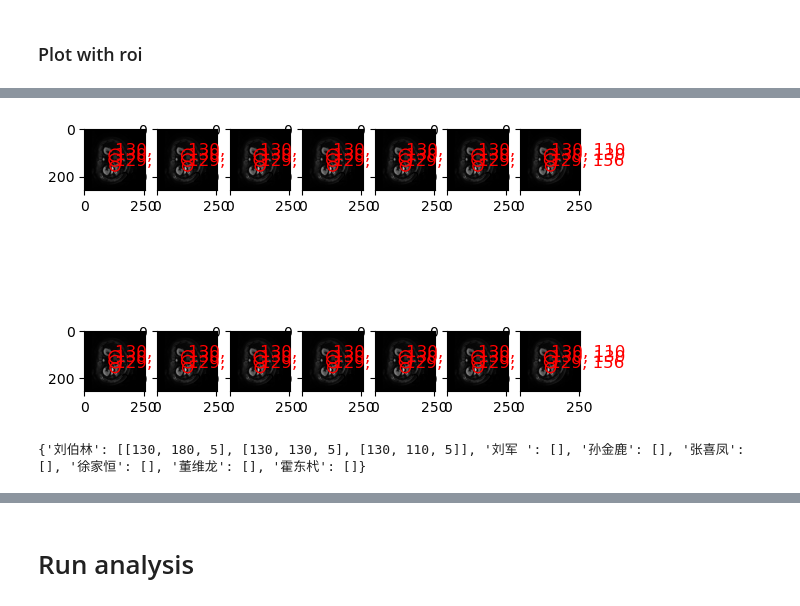
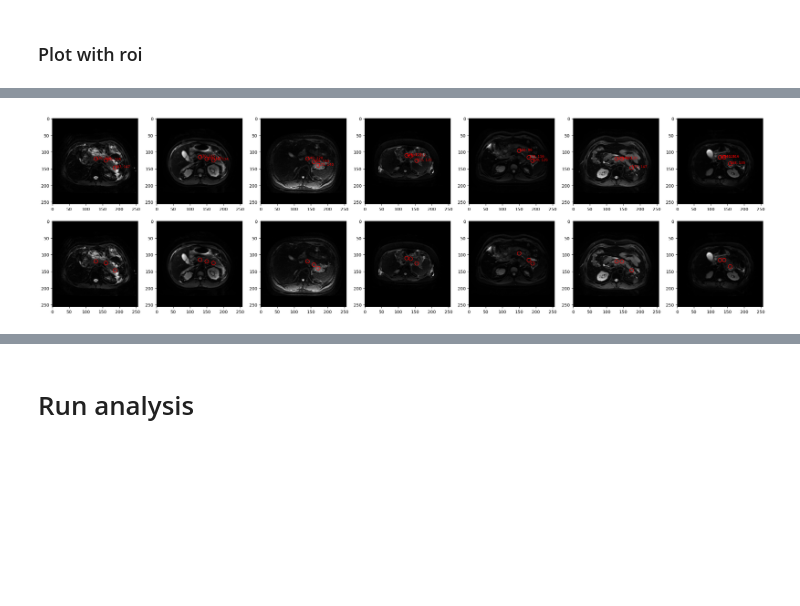
Before and after one commit to young010101/research-TJU-AP-IVIM-SAM, a Jupyter notebook: notebook/return_fig_and_show_in_sub.ipynb, the cells around one changed output, grey strips where cells are left out. Drawn from its saved outputs; the diff is of its cells as text; code cells hidden in the pictures; blank space fills up the shorter version.

```diff
--- a/notebook/return_fig_and_show_in_sub.ipynb
+++ b/notebook/return_fig_and_show_in_sub.ipynb
@@ -40,21 +32,0 @@ n_analysis = NPatients.readPatientsInfo(patients_info_file, zhaog_path)
-# %%
-import numpy as np
-dir_bvals = {}
-b_val_path = os.path.join(zhaog_path, 'patient.bval')
-with open(b_val_path, 'r') as f:
-    b_val = f.read().split('\n')
-    # remove the last empty line
-    b_val = b_val[:-1]
-    num_patients = len(b_val)
-    print("# of patients: ", num_patients)
-    for i in range(num_patients):
-        # tmp_b_val = [int(i) for i in b_val[0] if i.isdigit()]  # Filter out non-numeric values
-        i_name_bval = b_val[i].split()
-        i_name = i_name_bval[0]
-        i_b_val = [int(i) for i in i_name_bval if i.isdigit()]  # Filter out non-numeric values
-        dir_bvals[i_name] = i_b_val
-        print(i, b_val[i])
-        print(i_b_val)
-    print(dir_bvals)
-
-bvecs = [0, 0, 1]
@@ -115,10 +71,11 @@ No circles found. Using default circles
 # %%
 import matplotlib.pyplot as plt
 
-fig_t2, axes_t2 = plt.subplots(2, len(n_analysis))
-for i, analysis in enumerate(n_analysis):
-    n_analysis[n].plot_pancreas_slice(axes_t2[0, i], plot_roi=True)
-    n_analysis[n].plot_pancreas_slice(axes_t2[1, i], plot_roi=True)
+fig_t2, axes_t2 = plt.subplots(2, len(n_analysis), figsize=(30, 8))
+for i, n in enumerate(n_analysis):
+    n_analysis[n].plot_pancreas_slice(axes_t2[0, i], plot_roi=True, is_title=True)
+    n_analysis[n].plot_pancreas_slice(axes_t2[1, i], plot_roi=True, is_text=False)
 
-plt.savefig('../output/teacher_tmp.png')
+all_pan_with_roi = f'{output_dir}/pan_with_roi.png'
+plt.savefig(all_pan_with_roi)
 # %% [output]
@@ -139 +89 @@ No circles found. Using default circles
-[figure, old version]
+[figure, new version]
@@ -152,7 +89,0 @@ No circles found. Using default circles
-# %%
-import json
-with open("../config/circles.json", "r") as f:
-    circ = json.load(f)
-    print(circ)
-# %% [output]
-{'刘伯林': [[130, 180, 5], [130, 130, 5], [130, 110, 5]], '刘军 ': [], '孙金鹿': [], '张喜凤': [], '徐家恒': [], '董维龙': [], '霍东杙': []}
```
Also changed, not shown: parts of 20 cells of this notebook, 6 other files.
